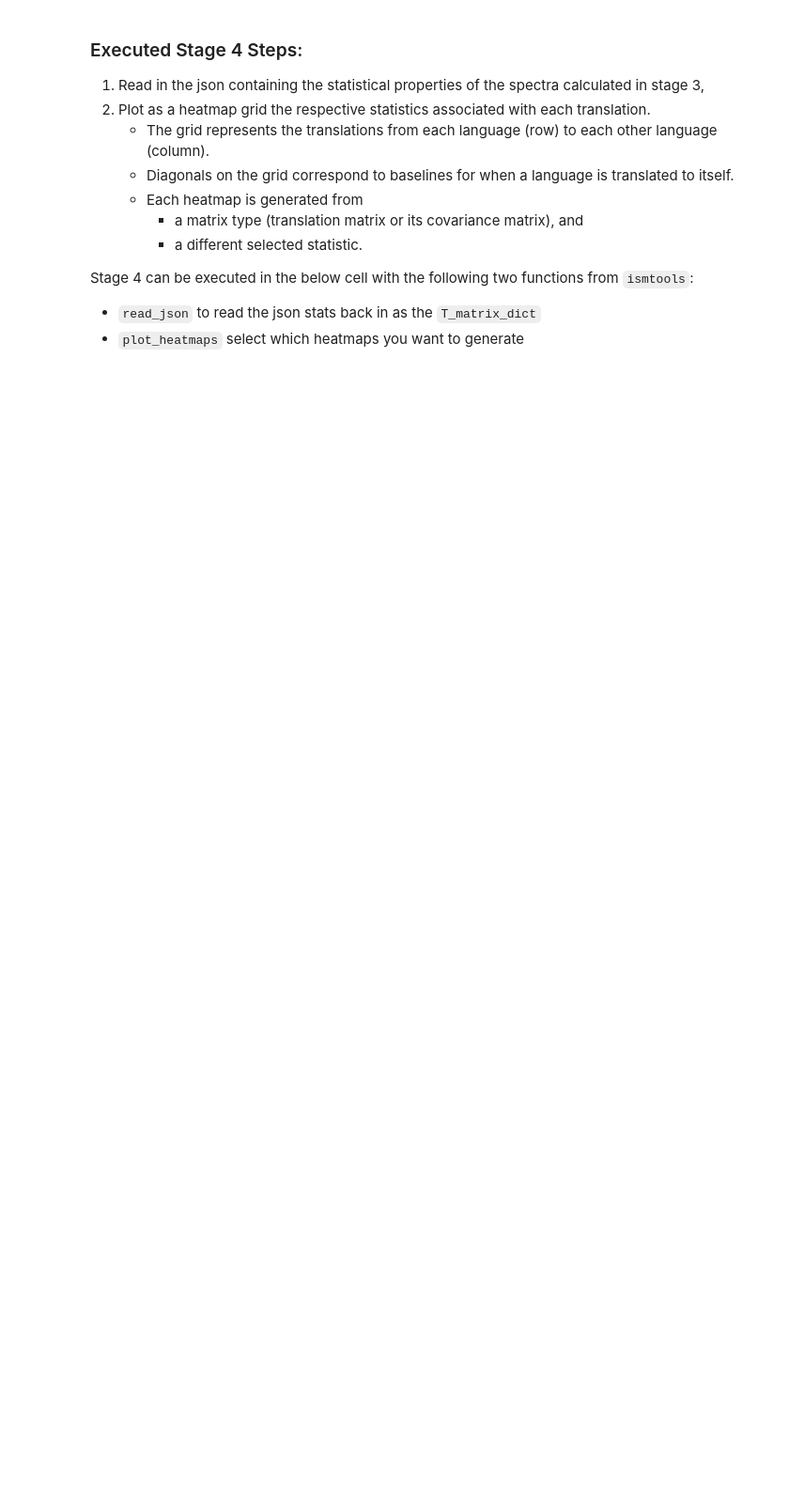
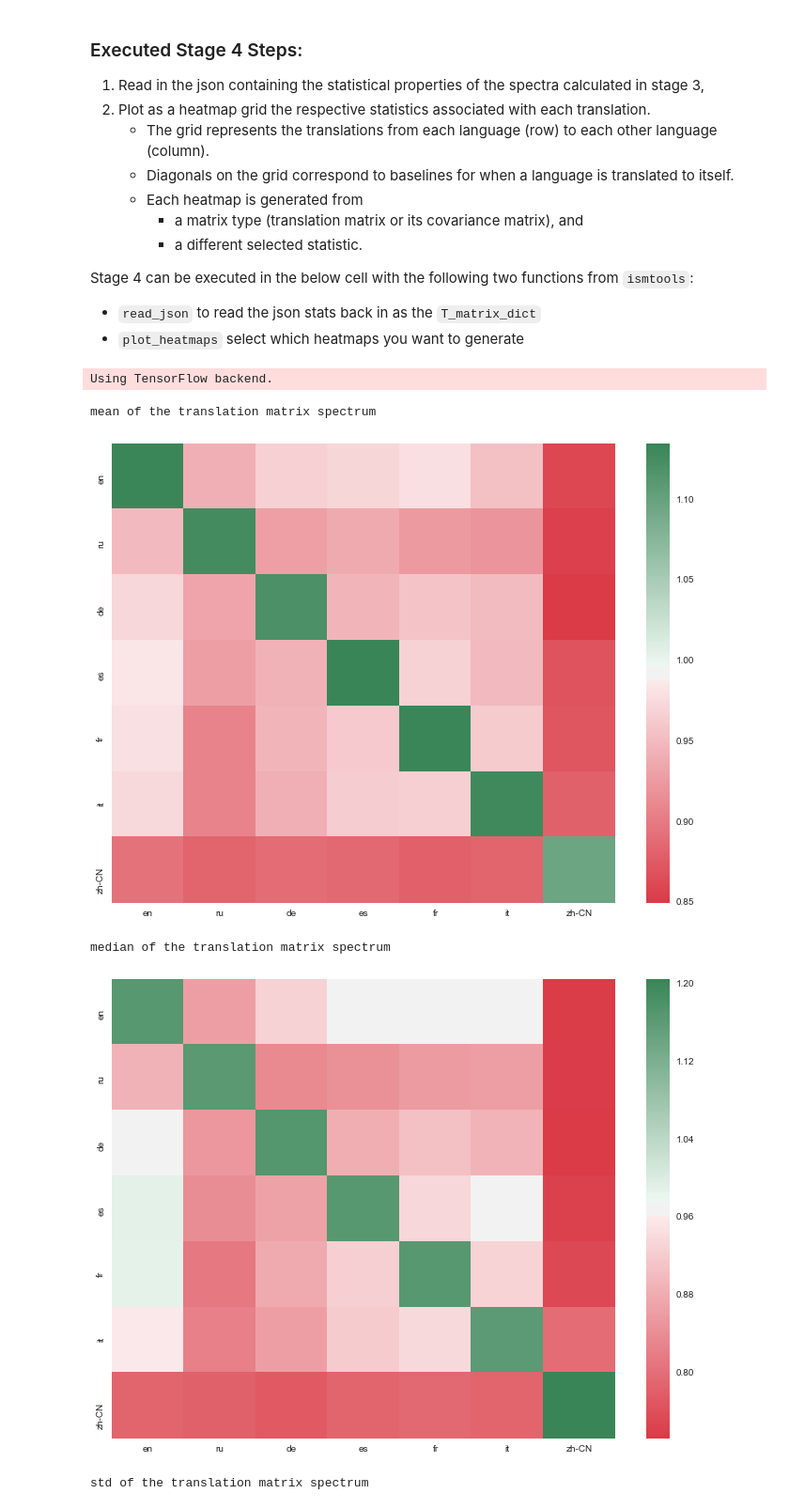
Before and after one commit to mike-tamir/IsomanticsWorkshop, a Jupyter notebook: code/Isomantics_workshop_driver_notebook.ipynb, the cells around one changed output. Shown at 94% size. Cells and saved outputs as stored; diff of their text form; code cells hidden in the pictures; blank space fills up the shorter version.

```diff
--- a/code/Isomantics_workshop_driver_notebook.ipynb
+++ b/code/Isomantics_workshop_driver_notebook.ipynb
@@ -125,31 +156,38 @@ from matplotlib import pyplot as plt
 
 # Construct the JSON path based on the experiment chosen in stage 3
 experiment = experiments[9]
 PATH = "../data/"+experiment
 MATRIX_TYPES = [
                 "T_matrix",
-                "T_cov"
+#                 "T_cov"
                ]
 STATS = [
          'mean',
          'median',
          'std',
          'mean_log',
          'median_log',
          'std_log',
          'ortho_norm',
          'condition_num',
          'log_condition_num'
         ]
 
 
 heatmaps = plot_heatmaps(T_matrix_dict=read_json(PATH+"/spec_analysis_stats.json"),
                          plotted_stats=STATS,
                          display_opt="cols",
                          matrix_types=MATRIX_TYPES,
                          low_c=10,
                          high_c=140,
                          sep_num=8,
                          figuresize=[12,9],
                          write_heatmaps=PATH
                         )
+# %% [output]
+Using TensorFlow backend.
+mean of the translation matrix spectrum
+[figure, added]
+median of the translation matrix spectrum
+[figure, added]
+std of the translation matrix spectrum
```
Also changed, not shown: parts of 4 cells of this notebook, 10 other files.
